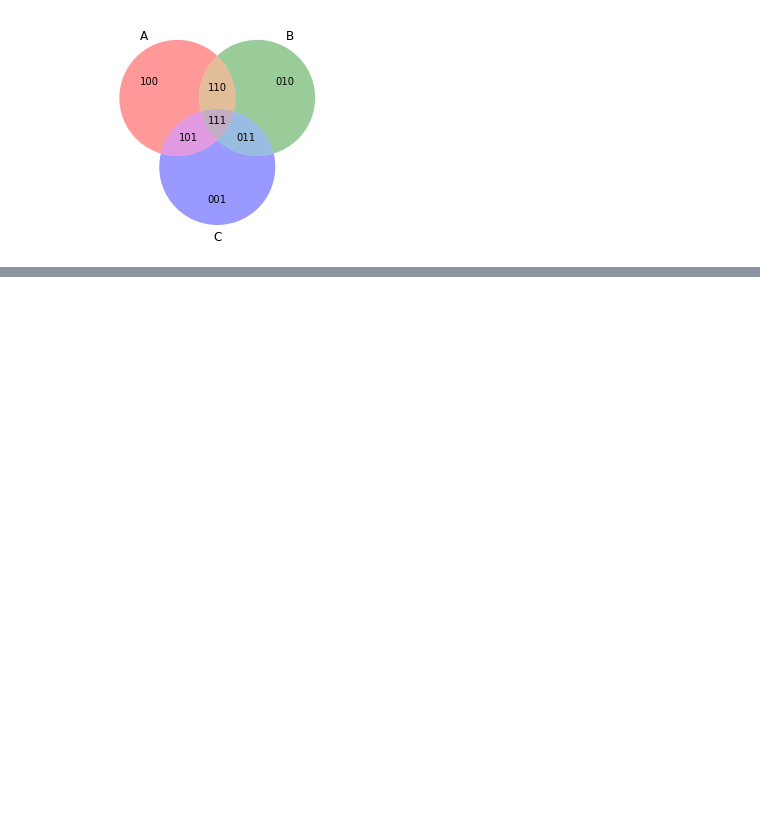
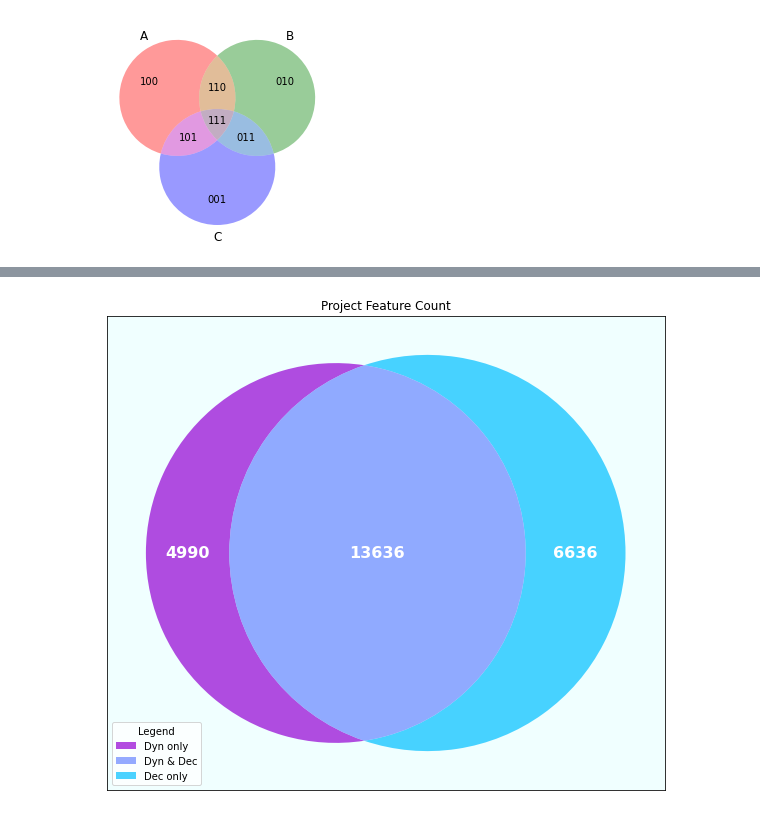
Before and after one commit to 2042Third/ast_analysis_python, a Jupyter notebook: scripts/plots.ipynb, the cells around one changed output, grey strips where cells are left out. Drawn from its saved outputs; the diff is of its cells as text; code cells hidden in the pictures; blank space fills up the shorter version.

```diff
--- a/scripts/plots.ipynb
+++ b/scripts/plots.ipynb
@@ -92,0 +81,43 @@ plt.show()
+# %%
+
+# print(dyn_set)
+# v = venn3([dyn_set, func_set, dec_set], ('Dynamic', 'Functional', 'Decorators'))
+plt.figure(figsize=(10,10))
+ax = plt.gca()
+
+colors = ['darkviolet','deepskyblue']
+labels=('','')
+sets=[dyn_set,  dec_set]
+v = venn2(subsets=sets, set_labels=labels, alpha=0.7,set_colors=colors)
+# fig = plt.figure()
+# v = venn3([dyn_set, Functional, dec_set], ('Dynamic',  'Decorators'))
+i=0
+for text in v.set_labels:
+  text.set_color(colors[i])
+  i+=1
+subset_labels=[v.get_label_by_id('10'),v.get_label_by_id('11'),v.get_label_by_id('01')]
+for text in subset_labels:
+  text.set_color('white')
+  text.set_fontsize(16)
+  text.set_fontweight('bold')
+set_ids=['10','11','01']
+h = []
+for i in set_ids:
+    h.append(v.get_patch_by_id(i))
+l = ['Dyn only' , 'Dyn & Dec', 'Dec only']
+ax.legend(handles=h, labels=l, title="Legend",loc='lower left')
+
+
+plt.title("{} Feature Count".format(for_))
+i = 0
+
+plt.gca().set_facecolor('azure')
+plt.gca().set_label('all files')
+
+# plt.gca().set_edgecolor('white')
+
+# plt.figure(linewidth=10, edgecolor="black", facecolor="white")
+plt.gca().set_axis_on()
+plt.show()
+# %% [output]
+[figure, added]
```
Also changed, not shown: parts of 10 cells of this notebook, 19 other files.
